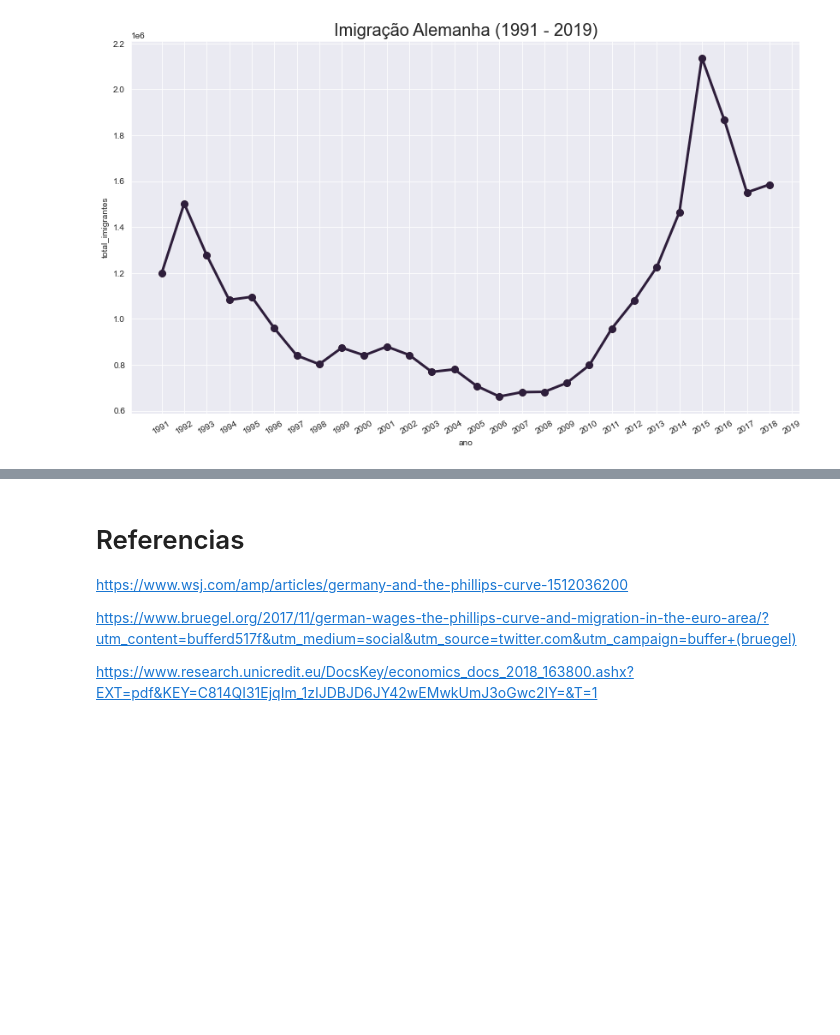
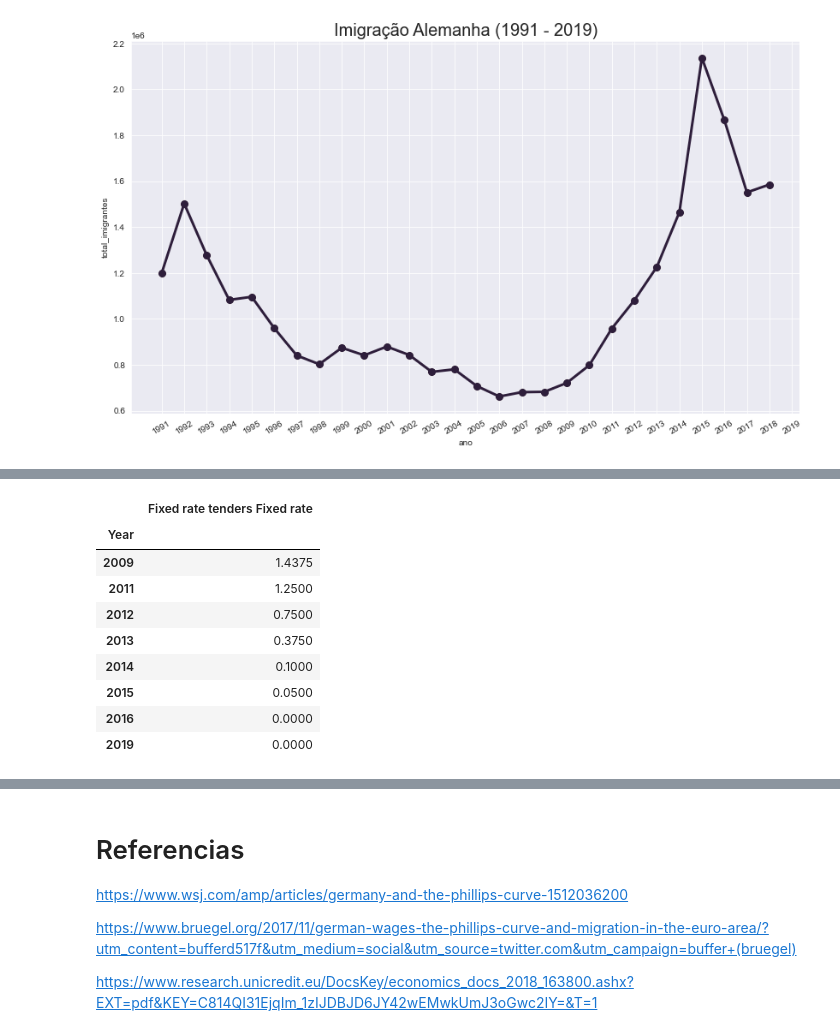
Before and after one commit to rmcnribeiro/T3_ECO-A, a Jupyter notebook: codigos/trabalho_3.ipynb, the cells around one changed output, grey strips where cells are left out. Cells and saved outputs as stored; diff of their text form; code cells hidden in the pictures; blank space fills up the shorter version.

```diff
--- a/codigos/trabalho_3.ipynb
+++ b/codigos/trabalho_3.ipynb
@@ -525,0 +616,13 @@ plt.show()
+# %%
+df_interesse_agregado
+# %% [output]
+|  | Fixed rate tenders Fixed rate |
+| Year |  |
+| 2009 | 1.4375 |
+| 2011 | 1.2500 |
+| 2012 | 0.7500 |
+| 2013 | 0.3750 |
+| 2014 | 0.1000 |
+| 2015 | 0.0500 |
+| 2016 | 0.0000 |
+| 2019 | 0.0000 |
```
Also changed, not shown: parts of 12 cells of this notebook, 4 other files.
